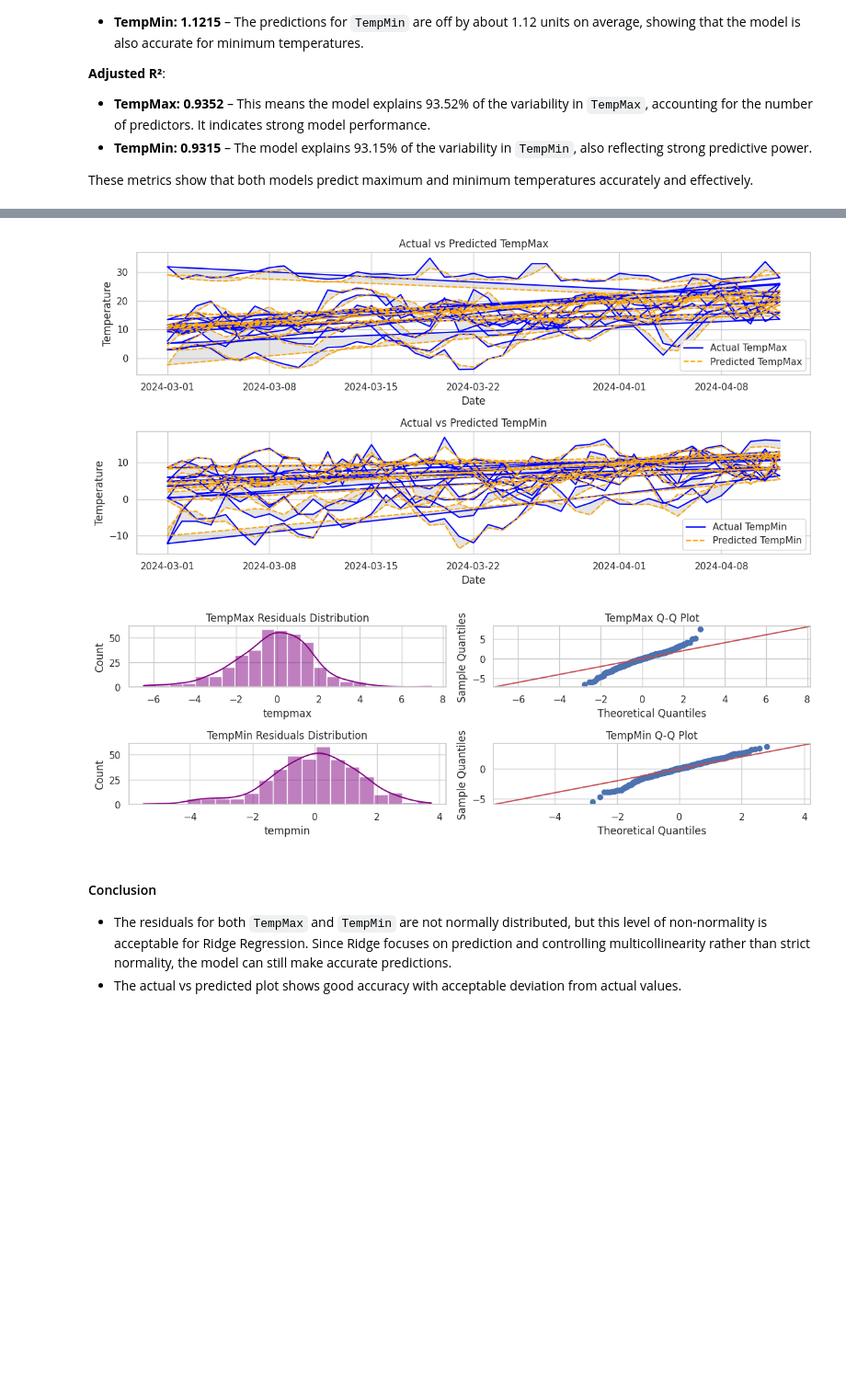
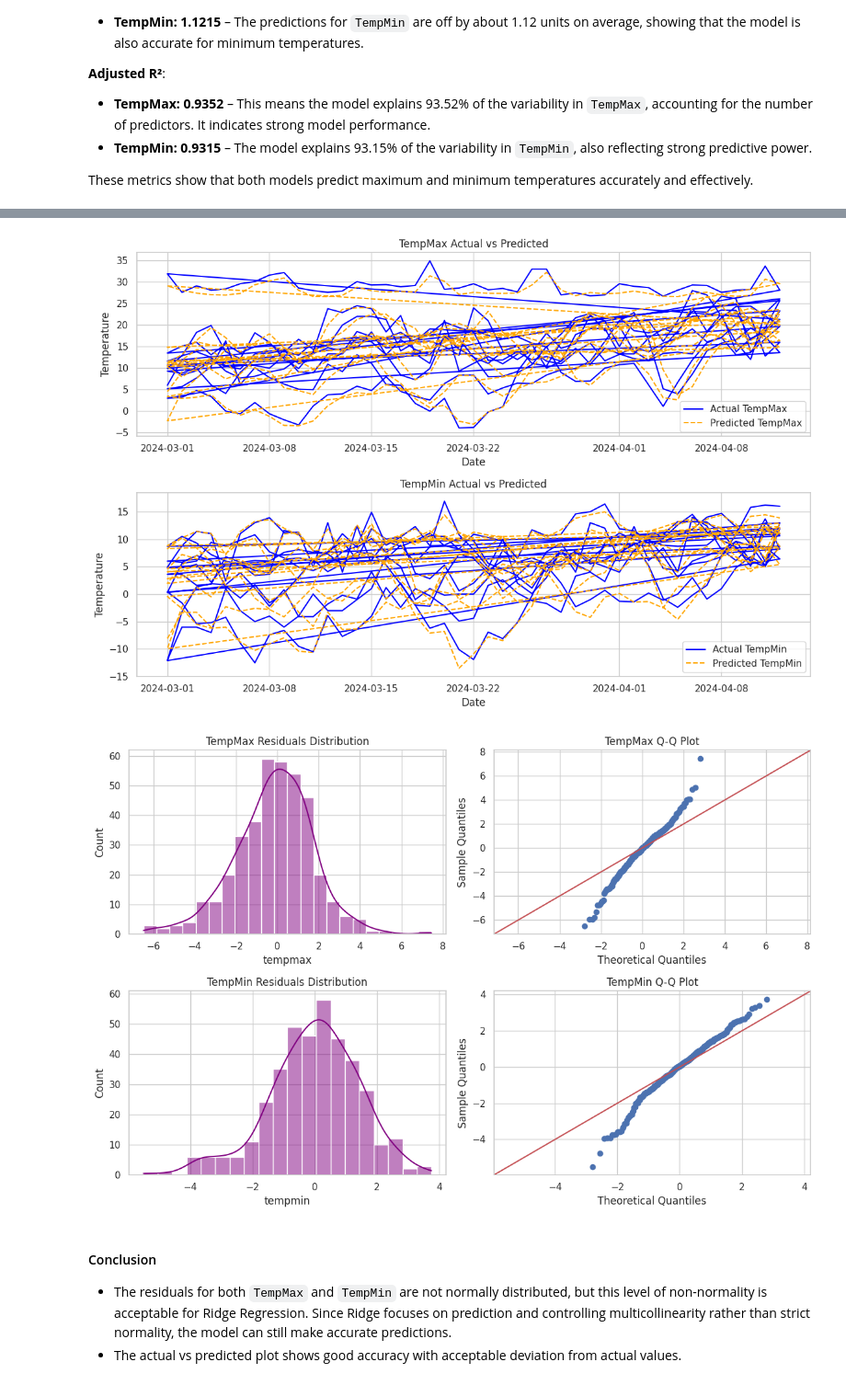
Before and after one commit to Laizra/Weather_prediction, a Jupyter notebook: main.ipynb, the cells around one changed output, grey strips where cells are left out. Shown at 92% size. Cells and saved outputs as stored; diff of their text form; code cells hidden in the pictures; blank space fills up the shorter version.

Commit message:
improve indexing and test set markdows

```diff
--- a/main.ipynb
+++ b/main.ipynb
@@ -101,11 +101,11 @@ color_pal = sns.color_palette()
 
 # Read the CSV file into a Pandas DataFrame.
 # Ensure the 'datetime' column is parsed as datetime type.
-df = pd.read_csv("Weather_data_2023_2024.csv")
-df['datetime'] = pd.to_datetime(df['datetime'])
+data = pd.read_csv("Weather_data_2023_2024.csv")
+data['datetime'] = pd.to_datetime(data['datetime'])
 
 # Set a multi-level index with 'location' and 'datetime'.
-df.set_index(['location', 'datetime'], inplace=True)
+df = data.set_index(['location', 'datetime'])
 # %% [markdown]
 ## **Data Exploration**
 ### Building a Strong Foundation for Accurate Forecasting
@@ -722,6 +722,20 @@ features_combined_max = df[['feelslikemax_lags', 'dew_humidity', 'snow', 'windgu
 
 # Recalculate the features DataFrame with lagged variables for TempMin.
 features_combined_min = df[['feelslike_min_combined', 'dew_humidity_lags', 'snow_lags', 'precipcover', 'high_temp', 'low_temp']]
+
+# Drop any remaining null values in the DataFrame.
+df = df.dropna()
+
+# Combine lagged values by taking the mean to reduce multicollinearity.
+df['feelslikemax_lags'] = df[['feelslikemax', 'feelslikemax_lag1']].mean(axis=1)
+df['dew_humidity_lags'] = df[[f'dew_humidity_lag{lag}' for lag in all_lags]].mean(axis=1)
+df['snow_lags'] = df[['snow', 'snow_lag1']].mean(axis=1)
+
+# Recalculate the features DataFrame with lagged variables for TempMax.
+features_combined_max = df[['feelslikemax_lags', 'dew_humidity', 'snow', 'windgust', 'high_temp', 'low_temp']]
+
+# Recalculate the features DataFrame with lagged variables for TempMin.
+features_combined_min = df[['feelslike_min_combined', 'dew_humidity_lags', 'snow_lags', 'precipcover', 'high_temp', 'low_temp']]
 # %% [markdown]
 <div class="alert alert-block alert-info">
 <b>Data loss:</b> We encountered some data loss (approximately 4.4% of Beijing) due to missing values at the start of the time series, which could not be interpolated. These missing values were removed to maintain data integrity.
@@ -1221,52 +1239,51 @@ To better understand the model’s predictions, we visualize the actual vs. pred
 
 [Image Source](https://medium.com/aiskunks/crash-course-in-data-seeing-is-believing-exploring-data-distributions-with-q-q-plots-803992fae0da)
 # %%
-# Plot Actual vs Predicted values for TempMax and TempMin.
-plt.figure(figsize=(12, 6))
+# Plot Actual vs Predicted values for TempMax and TempMin
+plt.figure(figsize=(12, 8))
 
-# TempMax plot.
+# TempMax plot
 plt.subplot(2, 1, 1)
 plt.plot(y_val_max.index.get_level_values('datetime'), y_val_max, label='Actual TempMax', color='blue')
 plt.plot(y_val_max.index.get_level_values('datetime'), y_pred_val_max, label='Predicted TempMax', color='orange', linestyle='--')
-plt.fill_between(y_val_max.index.get_level_values('datetime'), y_val_max, y_pred_val_max, color='gray', alpha=0.2)
-plt.title('Actual vs Predicted TempMax')
+plt.title('TempMax Actual vs Predicted')
 plt.xlabel('Date')
 plt.ylabel('Temperature')
 plt.legend()
 
-# TempMin plot.
+# TempMin plot
 plt.subplot(2, 1, 2)
 plt.plot(y_val_min.index.get_level_values('datetime'), y_val_min, label='Actual TempMin', color='blue')
 plt.plot(y_val_min.index.get_level_values('datetime'), y_pred_val_min, label='Predicted TempMin', color='orange', linestyle='--')
-plt.fill_between(y_val_min.index.get_level_values('datetime'), y_val_min, y_pred_val_min, color='gray', alpha=0.2)
-plt.title('Actual vs Predicted TempMin')
+plt.title('TempMin Actual vs Predicted')
 plt.xlabel('Date')
 plt.ylabel('Temperature')
 plt.legend()
 
 plt.tight_layout()
 plt.show()
 
+
 # Plot Residuals distribution and Q-Q plots.
-fig, ax = plt.subplots(2, 2, figsize=(12, 4))
+fig, ax = plt.subplots(2, 2, figsize=(12, 8))
 
 # TempMax Residuals distribution.
 sns.histplot(residuals_max, kde=True, ax=ax[0, 0], color='purple')
 ax[0, 0].set_title('TempMax Residuals Distribution')
 sm.qqplot(residuals_max, line ='45', ax=ax[0, 1])
 ax[0, 1].set_title('TempMax Q-Q Plot')
 
 # TempMin Residuals distribution.
 sns.histplot(residuals_min, kde=True, ax=ax[1, 0], color='purple')
 ax[1, 0].set_title('TempMin Residuals Distribution')
 sm.qqplot(residuals_min, line ='45', ax=ax[1, 1])
 ax[1, 1].set_title('TempMin Q-Q Plot')
 
 plt.tight_layout()
 plt.show()
 # %% [output]
-[figure, old version]
+[figure, new version]
-[figure, old version]
+[figure, new version]
 # %% [markdown]
 #### Conclusion
 - The residuals for both `TempMax` and `TempMin` are not normally distributed, but this level of non-normality is acceptable for Ridge Regression. Since Ridge focuses on prediction and controlling multicollinearity rather than strict normality, the model can still make accurate predictions.
```
Also changed, not shown: parts of 9 cells of this notebook.
